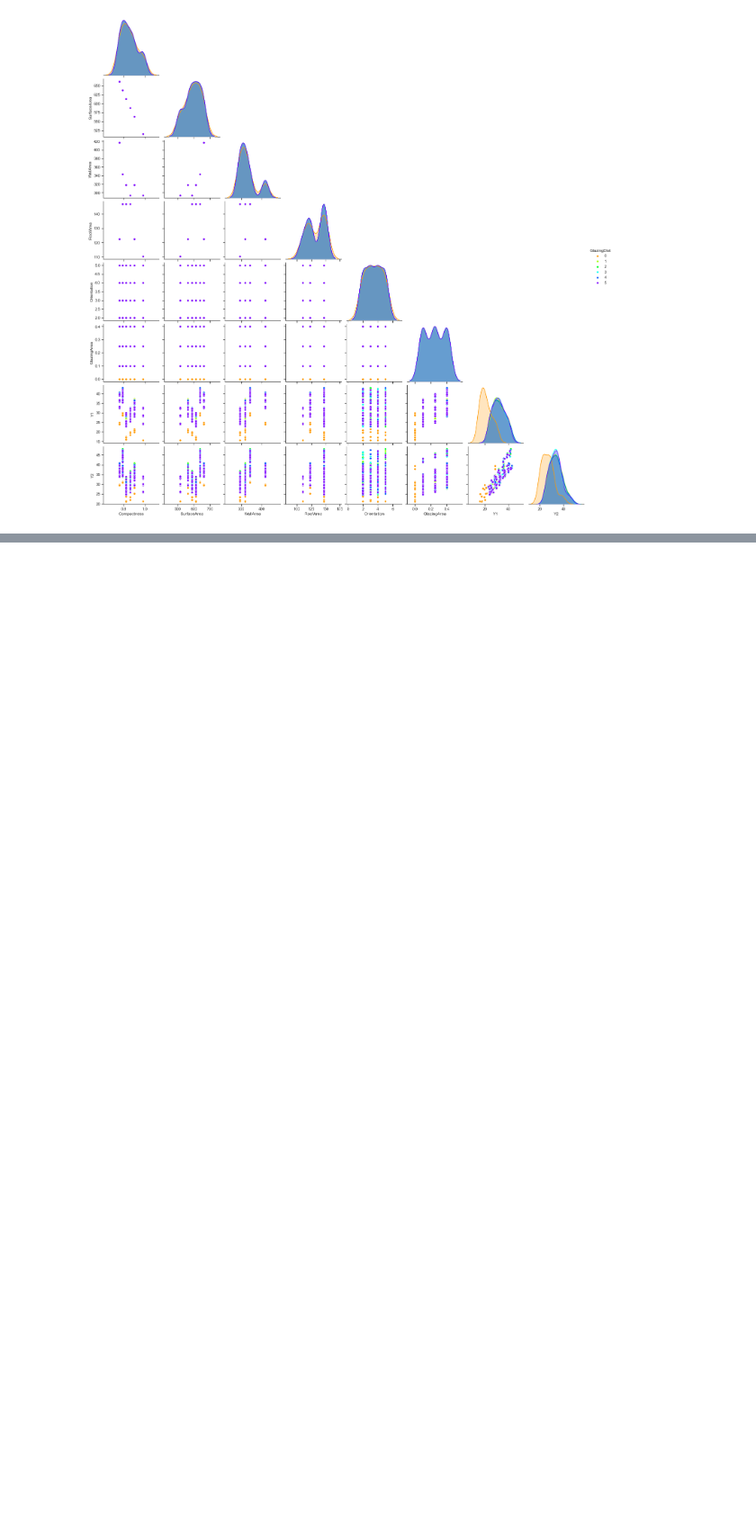
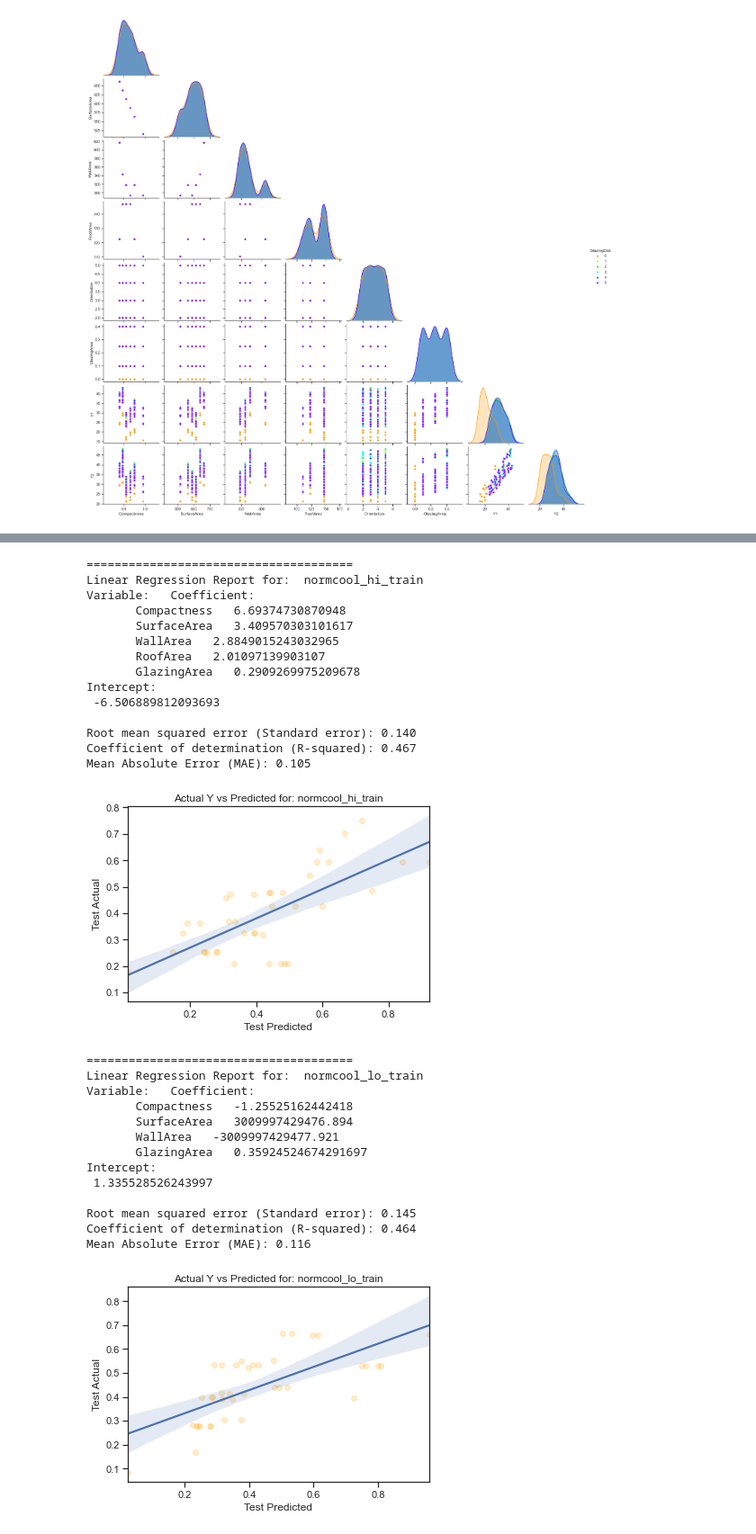
Before and after one commit to robertwesterman/HVAC_Capstone, a Jupyter notebook: Building HV&ACnorm .ipynb, the cells around one changed output, grey strips where cells are left out. Shown at 90% size. Drawn from its saved outputs; the diff is of its cells as text; code cells hidden in the pictures; blank space fills up the shorter version.

```diff
--- a/Building HV&ACnorm .ipynb
+++ b/Building HV&ACnorm .ipynb
@@ -669,0 +919,49 @@ g = sns.pairplot(df_hi, hue="GlazingDist", palette="gist_rainbow", corner=True)
+# %%
+# Update the training and testing dfs
+normheat_lo_train = normheat_lo_train.drop(['RoofArea','Orientation'], 1)
+normheat_lo_test = normheat_lo_test.drop(['RoofArea','Orientation'], 1)
+normheat_hi_train = normheat_hi_train.drop(['Orientation','GlazingDist'], 1)
+normheat_hi_test = normheat_hi_test.drop(['Orientation','GlazingDist'], 1)
+normcool_lo_train = normcool_lo_train.drop(['RoofArea','Orientation','GlazingDist'], 1)
+normcool_lo_test = normcool_lo_test.drop(['RoofArea','Orientation','GlazingDist'], 1)
+normcool_hi_train = normcool_hi_train.drop(['Orientation','GlazingDist'], 1)
+normcool_hi_test = normcool_hi_test.drop(['Orientation','GlazingDist'], 1)
+# %%
+# Regression using previously defined function (don't forget to redefine!)
+list = [normcool_hi_train, normcool_hi_test,
+        normcool_lo_train, normcool_lo_test,
+        normheat_hi_train, normheat_hi_test,
+        normheat_lo_train, normheat_lo_test]
+
+for i in range(0, len(list), 2):
+    regressreport(list[i], list[i+1])
+# %% [output]
+======================================
+Linear Regression Report for:  normcool_hi_train
+Variable:   Coefficient:
+       Compactness   6.69374730870948
+       SurfaceArea   3.409570303101617
+       WallArea   2.8849015243032965
+       RoofArea   2.01097139903107
+       GlazingArea   0.2909269975209678
+Intercept:
+ -6.506889812093693
+
+Root mean squared error (Standard error): 0.140
+Coefficient of determination (R-squared): 0.467
+Mean Absolute Error (MAE): 0.105
+[figure, added]
+======================================
+Linear Regression Report for:  normcool_lo_train
+Variable:   Coefficient:
+       Compactness   -1.25525162442418
+       SurfaceArea   3009997429476.894
+       WallArea   -3009997429477.921
+       GlazingArea   0.35924524674291697
+Intercept:
+ 1.335528526243997
+
+Root mean squared error (Standard error): 0.145
+Coefficient of determination (R-squared): 0.464
+Mean Absolute Error (MAE): 0.116
+[figure, added]
```
Also changed, not shown: parts of 33 cells of this notebook, 16 other files.
